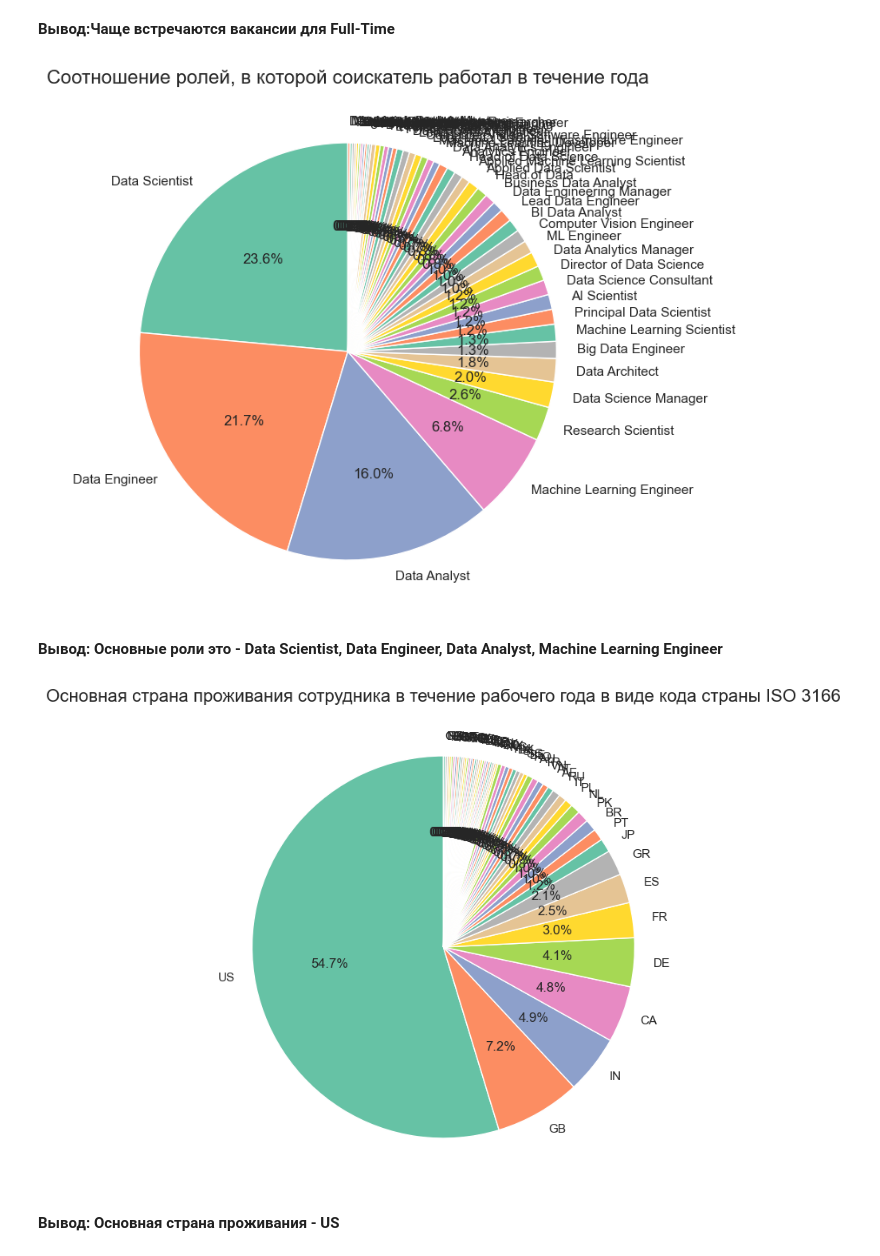
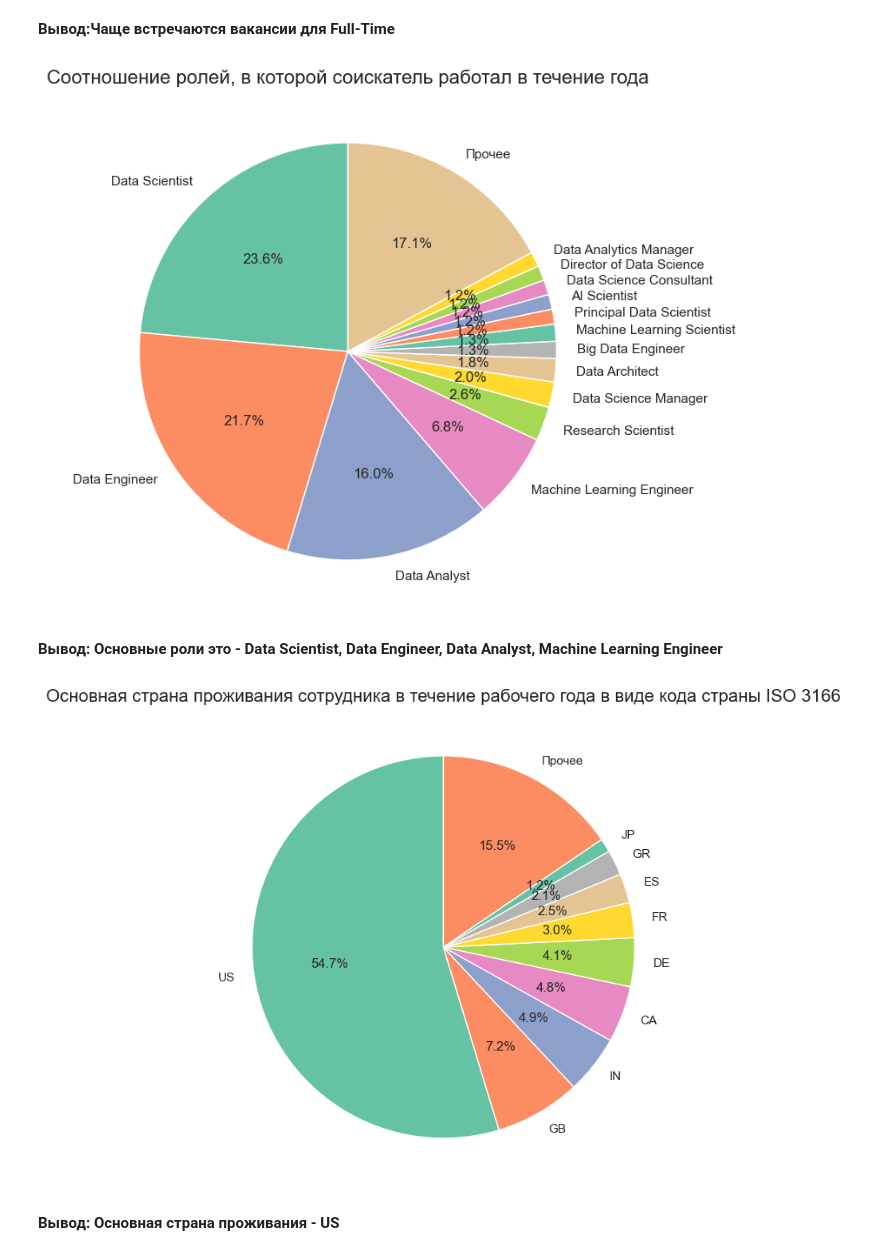
Before and after one commit to novoselovn/sf_nnv, a Jupyter notebook: PROJECT_3_HH/EDA_4_Статистические_тесты_Практика.ipynb, the cells around one changed output. Saved outputs shown, nothing was run; the diff lists cells and outputs as text; code cells hidden in the pictures.

Commit message:
add groupby for pie diag

```diff
--- a/PROJECT_3_HH/EDA_4_Статистические_тесты_Практика.ipynb
+++ b/PROJECT_3_HH/EDA_4_Статистические_тесты_Практика.ipynb
@@ -386,22 +386,28 @@ plt.show()
 # %%
 #создаем признак employment_type_FT для дальнейшего анализа
 data['employment_type_FT'] = data['employment_type'].apply(lambda x: 1 if x == 'FT' else 0)
+# %%
+#job_title
+df_role = data['job_title'].value_counts()
+df_role = pd.DataFrame(df_role)
+df_role.index = df_role.apply(lambda x: x.name if x.values > 6 else 'Прочее', axis=1)
+df_role = df_role.groupby(df_role.index, sort=False, as_index=True).sum()
 # %%
 #job_title
 
 fig = plt.figure(figsize=(12, 6))
 ax = fig.add_axes((1, 1, 1, 1))
 
 pie = ax.pie(
-    data['job_title'].value_counts(),
-    labels=data['job_title'].value_counts().index,
+    df_role['count'],
+    labels=df_role.index,
     autopct='%1.1f%%',
     startangle=90
 )
 title = ax.set_title('Соотношение ролей, в которой соискатель работал в течение года', fontsize=16)
 plt.show(pie)
 # %% [output]
-[figure, old version]
+[figure, new version]
 # %% [markdown]
 **Вывод: Основные роли это - Data Scientist, Data Engineer, Data Analyst, Machine Learning Engineer**
 # %%
@@ -414,14 +426,14 @@ fig = plt.figure(figsize=(12, 6))
 ax = fig.add_axes((1, 1, 1, 1))
 
 pie = ax.pie(
-    data['employee_residence'].value_counts(),
-    labels=data['employee_residence'].value_counts().index,
+    df_empl['count'],
+    labels=df_empl.index,
     autopct='%1.1f%%',
     startangle=90
 )
 title = ax.set_title('Основная страна проживания сотрудника в течение рабочего года в виде кода страны ISO 3166', fontsize=16)
 plt.show(pie)
 # %% [output]
-[figure, old version]
+[figure, new version]
 # %% [markdown]
 **Вывод: Основная страна проживания - US**
```
Also changed, not shown: parts of 3 cells of this notebook.
